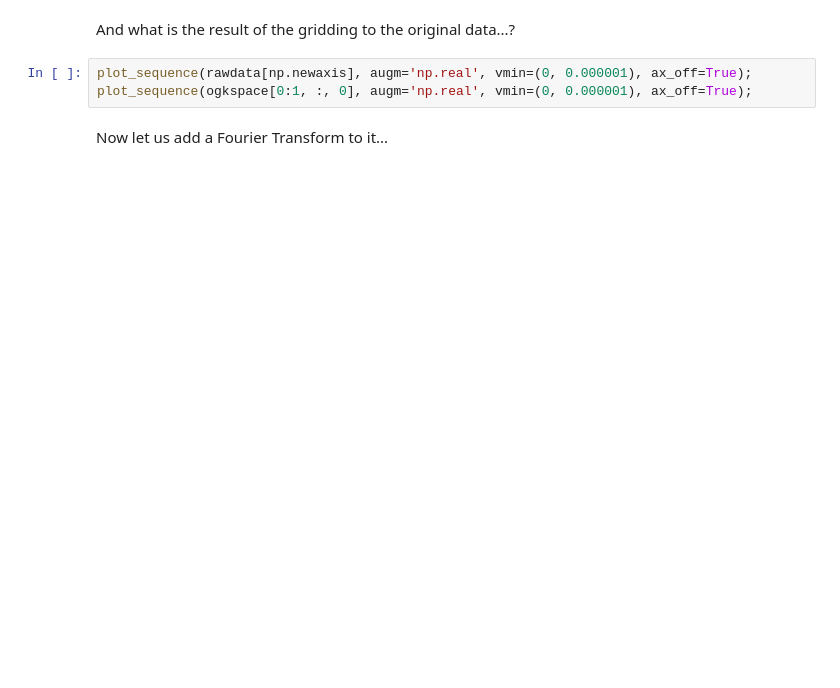
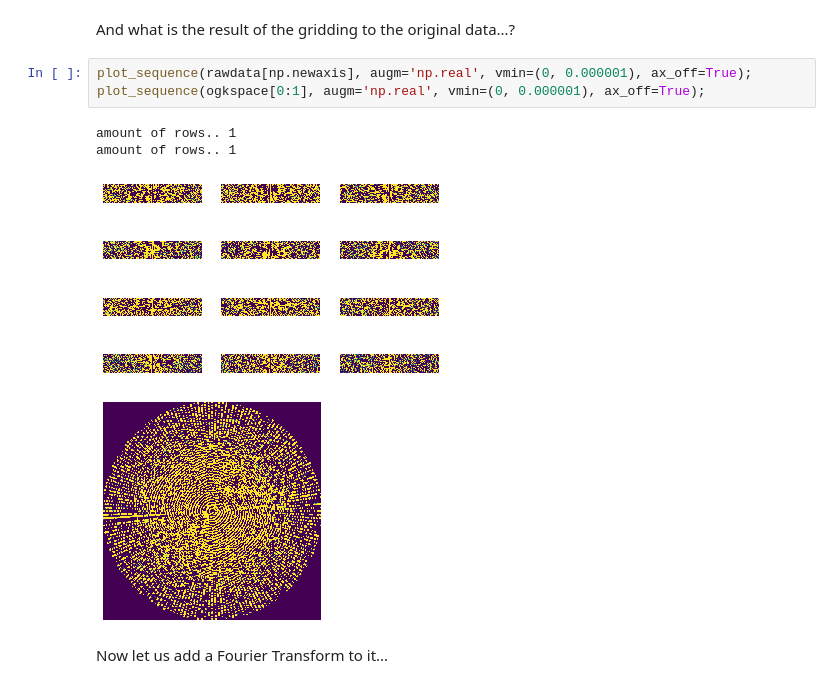
Before and after one commit to ISMRM/rrsg_challenge_01, a Jupyter notebook: python/rrsg_cgreco/step_by_step_recon.ipynb, the cells around one changed output. Saved outputs shown, nothing was run; the diff lists cells and outputs as text; blank space fills up the shorter version.

```diff
--- a/python/rrsg_cgreco/step_by_step_recon.ipynb
+++ b/python/rrsg_cgreco/step_by_step_recon.ipynb
@@ -184,7 +241,12 @@ ax[1].set_title('Mapping ');
 And what is the result of the gridding to the original data...?
 # %%
 plot_sequence(rawdata[np.newaxis], augm='np.real', vmin=(0, 0.000001), ax_off=True);
-plot_sequence(ogkspace[0:1, :, 0], augm='np.real', vmin=(0, 0.000001), ax_off=True);
+plot_sequence(ogkspace[0:1], augm='np.real', vmin=(0, 0.000001), ax_off=True);
+# %% [output]
+amount of rows.. 1
+amount of rows.. 1
+[figure, added]
+[figure, added]
 # %% [markdown]
 Now let us add a Fourier Transform to it...
 # %%
```
Also changed, not shown: parts of 20 cells of this notebook, 2 other files.
